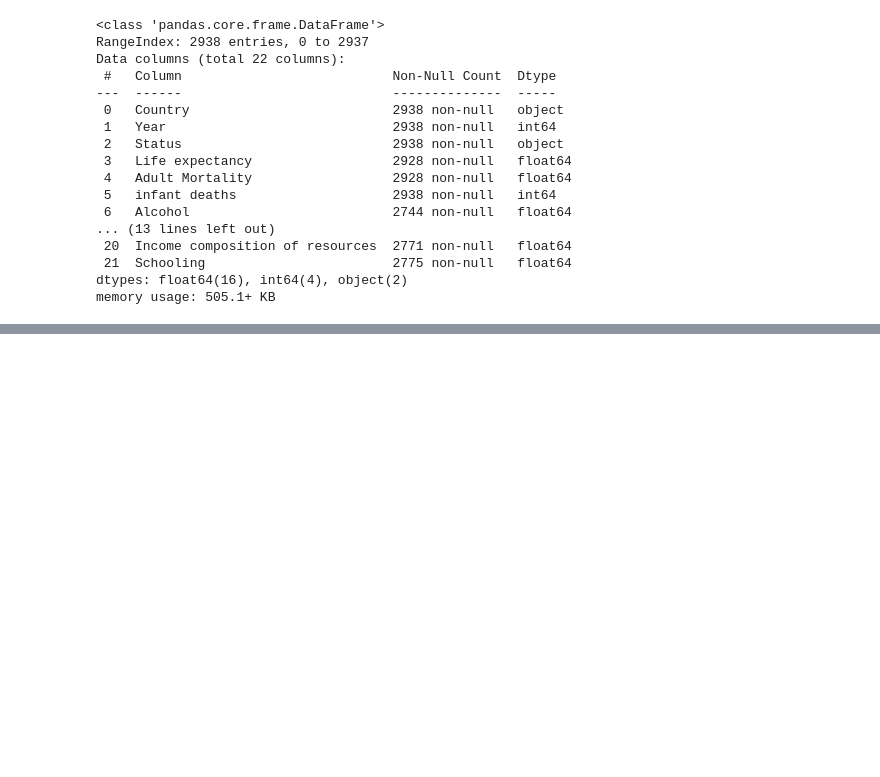
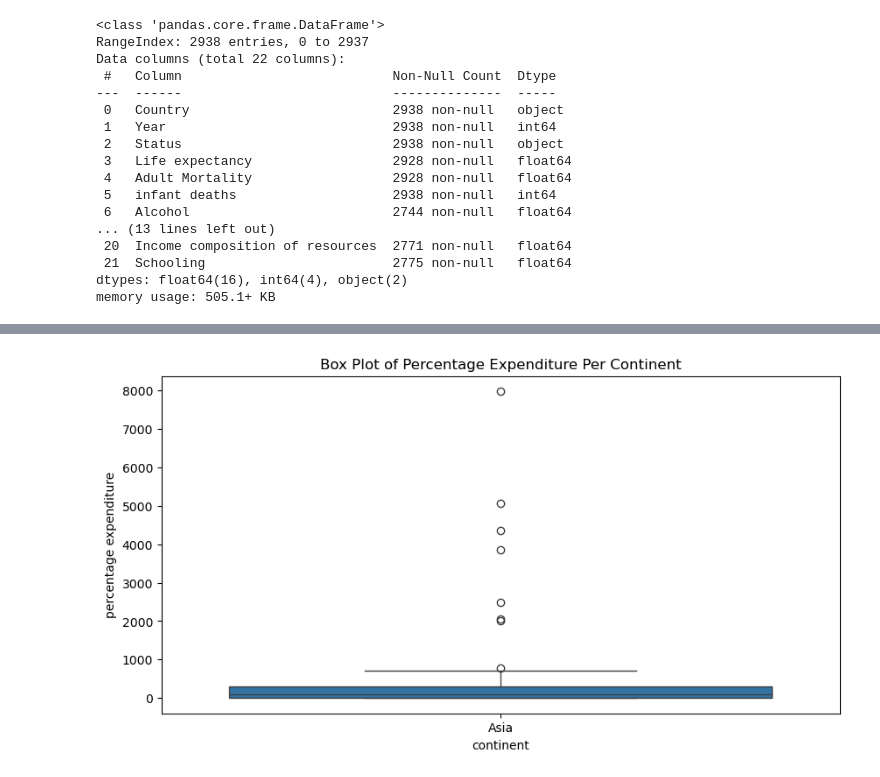
Before and after one commit to ElifSurucu/life-expectancy-eda, a Jupyter notebook: anbita_notebook.ipynb, the cells around one changed output, grey strips where cells are left out. Drawn from its saved outputs; the diff is of its cells as text; code cells hidden in the pictures; blank space fills up the shorter version.

```diff
--- a/anbita_notebook.ipynb
+++ b/anbita_notebook.ipynb
@@ -120,0 +274,13 @@ df["percentage_expenditure_2"] = (df['Total expenditure'] / 100) / (df['GDP'] /
+# %%
+# Create a mapper function to find continents for each country in the dataframe
+def fixed_mapper(country_from_df):
+    '''
+    Takes in the country and outputs the continent of the country or N/A if continent not found
+    '''
+    for country_continent_dict in country_continent_converter:
+        if country_from_df == country_continent_dict["country"]:
+            return country_continent_dict["continent"]
+
+    # if country_from_df loops through converter and doesn't find a continent
+    # then return "N/A"
+    return "N/A"
@@ -120,0 +293,6 @@ df["percentage_expenditure_2"] = (df['Total expenditure'] / 100) / (df['GDP'] /
+# %%
+# using mapper function to create new column "continent" inside df_relevant
+#df_relevant["continent"] = df_relevant["Country"].map(fixed_mapper)
+
+
+df_relevant.loc[:, "continent"] = df_relevant["Country"].map(fixed_mapper)
@@ -120,0 +385,3 @@ df["percentage_expenditure_2"] = (df['Total expenditure'] / 100) / (df['GDP'] /
+# %%
+# Using a .replace to replace relevant country names
+df_relevant.loc[:,'Country'] = df_relevant['Country'].replace(relabel_countries)
@@ -120,0 +399,3 @@ df["percentage_expenditure_2"] = (df['Total expenditure'] / 100) / (df['GDP'] /
+# %%
+# Finding continents again
+df_relevant.loc[:,"continent"] = df_relevant["Country"].map(fixed_mapper)
@@ -120,0 +555,15 @@ df["percentage_expenditure_2"] = (df['Total expenditure'] / 100) / (df['GDP'] /
+# %%
+ #box plot of percentage expenditure per continent (goal: see the outliers to normalize the data even more)
+
+fig, ax = plt.subplots(figsize=(10, 5))
+
+sns.boxplot(x='continent', y='percentage expenditure', data = df_relevant.loc[(df_relevant['continent'] =='Asia') & (df_relevant['Year'] == 2014)], ax=ax)
+
+
+plt.title('Box Plot of Percentage Expenditure Per Continent')
+plt.xlabel('continent')
+plt.ylabel('percentage expenditure')
+#plt.ylim(0,50)
+plt.show()
+# %% [output]
+[figure, added]
```
Also changed, not shown: parts of 79 cells of this notebook, 1 other file.
